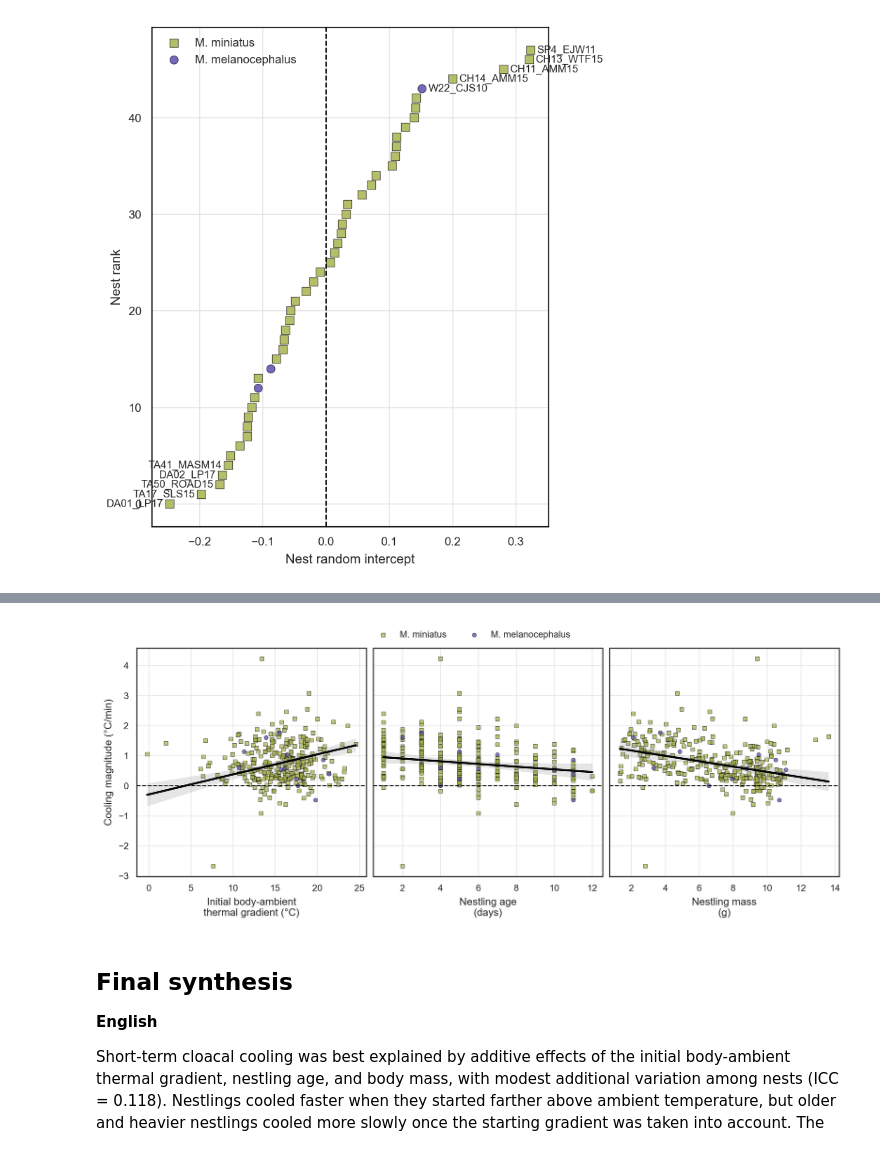
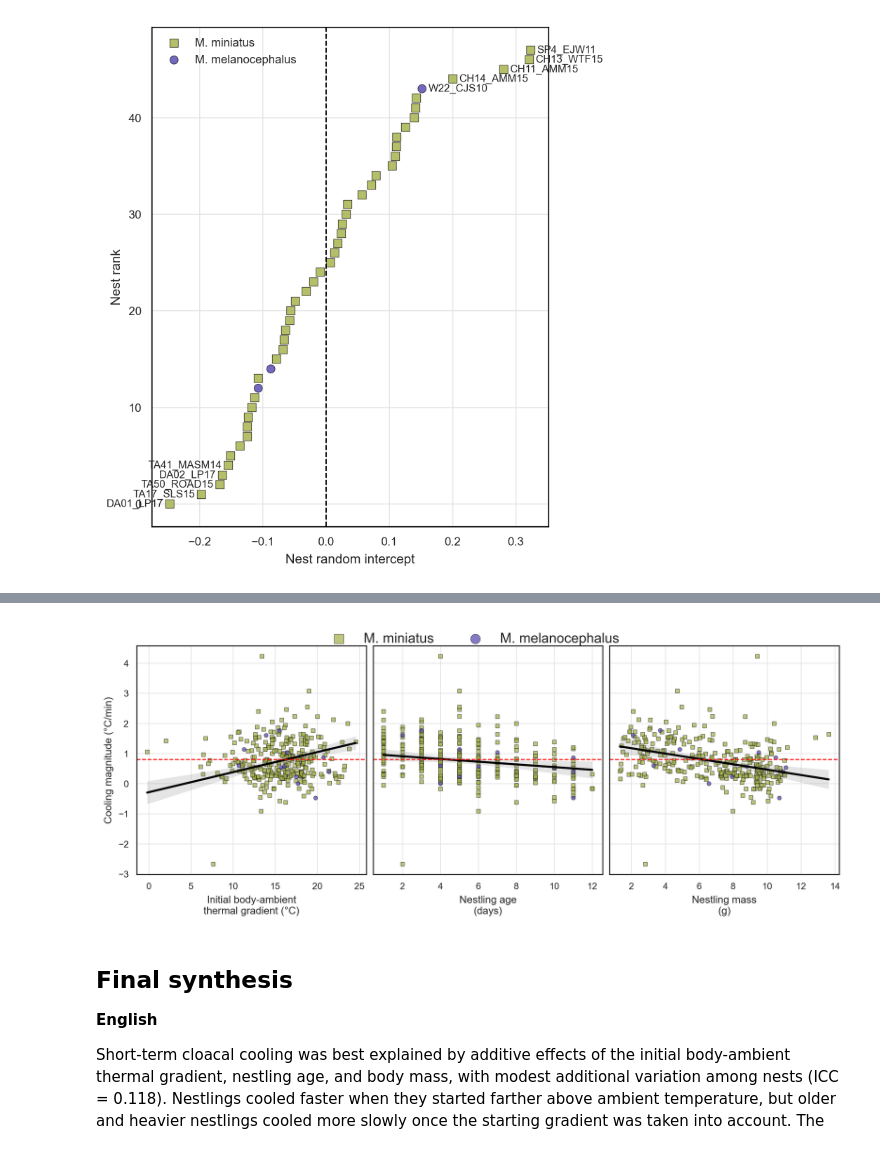
Before and after one commit to jorgelizarazo94/Myiborus_nests, a Jupyter notebook: Supplementary_4.ipynb, the cells around one changed output, grey strips where cells are left out. Saved outputs shown, nothing was run; the diff lists cells and outputs as text; code cells hidden in the pictures.

```diff
--- a/Supplementary_4.ipynb
+++ b/Supplementary_4.ipynb
@@ -1244,7 +1244,7 @@ os.makedirs("Figures", exist_ok=True)
 
 label_fontsize = 9
 tick_fontsize = 8
-legend_fontsize = 8
+legend_fontsize = 12
 panel_fontsize = 10
 paper_facecolor = "white"
 panel_facecolor = "white"
@@ -1362,7 +1362,7 @@ ax.fill_between(
     alpha=0.20,
     linewidth=0,
 )
-ax.axhline(0, linestyle="--", linewidth=0.9, color="black")
+ax.axhline(0.8, linestyle="--", linewidth=0.9, color="red")
 ax.set_xlabel("Initial body-ambient\nthermal gradient (°C)", fontsize=label_fontsize)
 ax.set_ylabel("Cooling magnitude (°C/min)", fontsize=label_fontsize)
 ax.text(0.03, 0.95, "", transform=ax.transAxes, fontsize=panel_fontsize, fontweight="bold", va="top")
@@ -1378,7 +1378,7 @@ ax.fill_between(
     alpha=0.20,
     linewidth=0,
 )
-ax.axhline(0, linestyle="--", linewidth=0.9, color="black")
+ax.axhline(0.8, linestyle="--", linewidth=0.9, color="red")
 ax.set_xlabel("Nestling age\n(days)", fontsize=label_fontsize)
 ax.text(0.03, 0.95, "", transform=ax.transAxes, fontsize=panel_fontsize, fontweight="bold", va="top")
 
@@ -1393,39 +1393,39 @@ ax.fill_between(
     alpha=0.20,
     linewidth=0,
 )
-ax.axhline(0, linestyle="--", linewidth=0.9, color="black")
+ax.axhline(0.8, linestyle="--", linewidth=0.9, color="red")
 ax.set_xlabel("Nestling mass\n(g)", fontsize=label_fontsize)
 ax.text(0.03, 0.95, "", transform=ax.transAxes, fontsize=panel_fontsize, fontweight="bold", va="top")
 
 for ax in axes:
     ax.tick_params(axis="both", labelsize=tick_fontsize)
     ax.grid(True, color=grid_color, linewidth=0.6)
 
     for spine in ax.spines.values():
         spine.set_color("black")
         spine.set_linewidth(0.8)
 
 handles, labels = axes[0].get_legend_handles_labels()
 fig.legend(
     handles,
     labels,
     frameon=False,
     fontsize=legend_fontsize,
     loc="upper center",
     bbox_to_anchor=(0.5, 1.08),
-    ncol=2,
+    ncol=10, markerscale=2.4
 )
-
+#ax.legend(frameon=False, fontsize=legend_fontsize, loc="best", markerscale=1.4)
 plt.savefig(
     "Figures/cloacal_cooling_fixed_effects_combined.png",
     dpi=300,
     facecolor=paper_facecolor,
     bbox_inches="tight",
 )
 
 plt.show()
 # %% [output]
-[figure, old version]
+[figure, new version]
 # %% [markdown]
 ## Final synthesis
 
```
Also changed, not shown: 9 other files.
